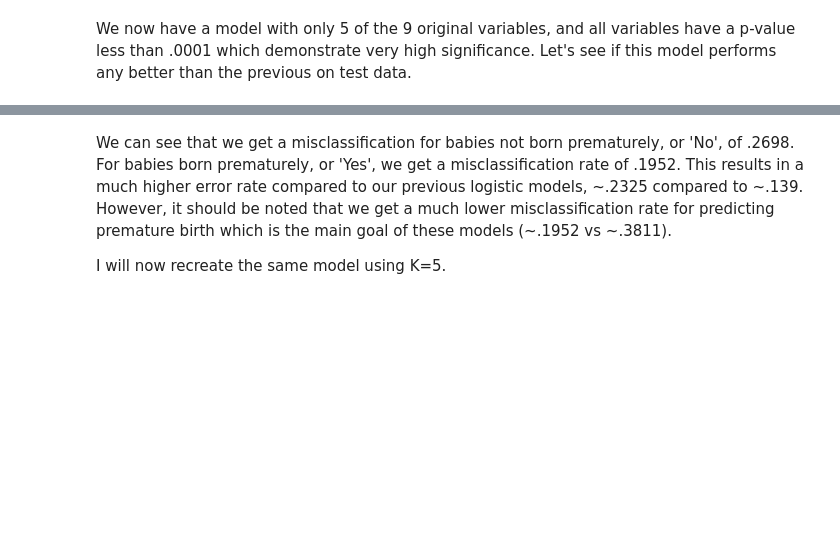
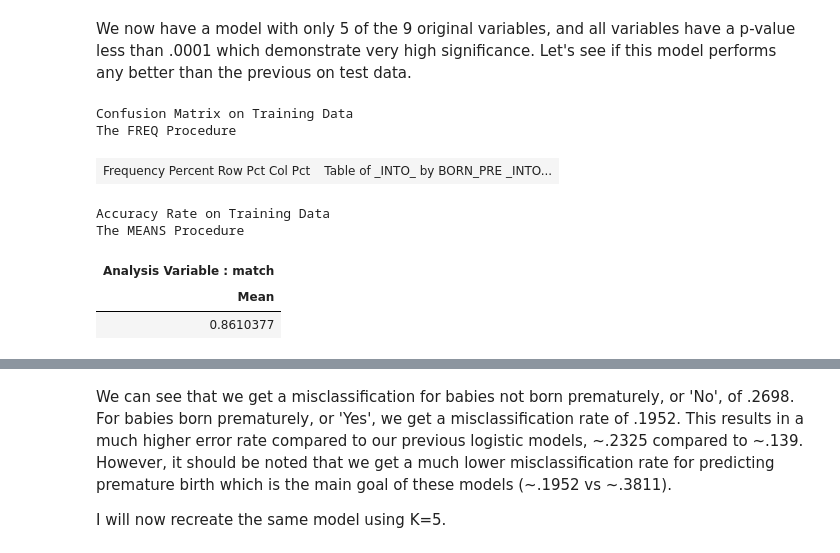
Before and after one commit to joshjanda1/STAT448_ADA, a Jupyter notebook: Natality_Analysis/datachallenge2.ipynb, the cells around one changed output, grey strips where cells are left out. Drawn from its saved outputs; the diff is of its cells as text; code cells hidden in the pictures; blank space fills up the shorter version.

Commit message:
reformatted some output and added a few tests for independence of categorical variables

```diff
--- a/Natality_Analysis/datachallenge2.ipynb
+++ b/Natality_Analysis/datachallenge2.ipynb
@@ -868,29 +910,30 @@ We now have a model with only 5 of the 9 original variables, and all variables h
 # %%
 proc sort data=log_trn_preds;
     by descending born_pre descending _INTO_;
 run;
 title 'Confusion Matrix on Training Data';
 proc freq data=log_trn_preds2;
     format _INTO_ $preemie_pred_form. born_pre preemie_form.;
     table _INTO_*born_pre / out=log_confmat2;
 run;
 title;
 data log_confmat2;
     set log_confmat2;
     match = 0;
     if born_pre = _INTO_ then match = 1; /*for computing accuracy rate*/
 run;
 title 'Accuracy Rate on Training Data';
 proc means data=log_confmat2 mean;
     freq count;
     var match;
 run;
 title;
-
-Looking at the mean accuracy rate above, we see a very small increase compared to the previous model.
-
-Looking at the confusion matrix, we see the same amount of correct classifications and misclassifications on the 'No' category for premature birth. For the 'Yes' category, we do see a slight increase in the correct classifications and a slight decrease in the misclassifications (61.89% increased from 61.78% and 38.22% decreased to 38.11%).
-
-Both the mean accuracy rate and confusion matrix for this simpler model show small improvement over our original model.
-
-The last model I want to try is a non-parametric model which is KNN. For this model, I will be trying two different levels of K - 3 and 5 - in order to theoretically test two different models. I will also be utilizing cross-validation for a more robust accuracy score.
+# %% [output]
+Confusion Matrix on Training Data
+The FREQ Procedure
+| Frequency Percent Row Pct Col Pct | Table of _INTO_ by BORN_PRE _INTO... |
+Accuracy Rate on Training Data
+The MEANS Procedure
+| Analysis Variable : match |
+| Mean |
+| 0.8610377 |
```
Also changed, not shown: parts of 11 cells of this notebook, 2 other files.
